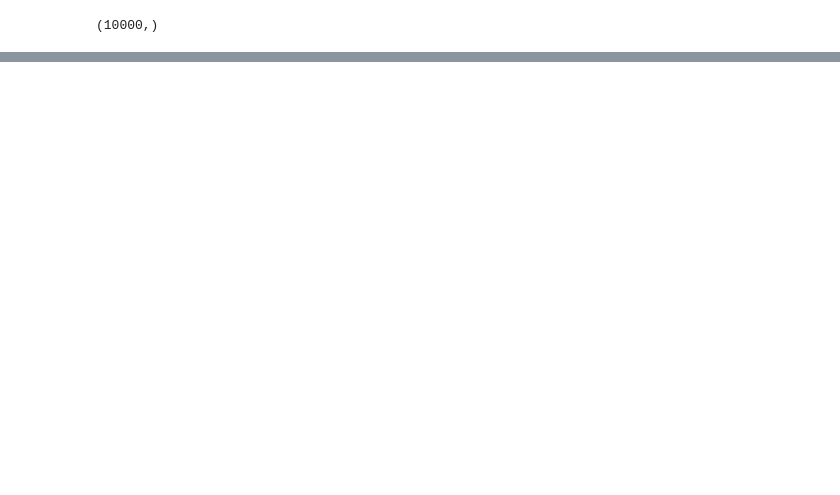
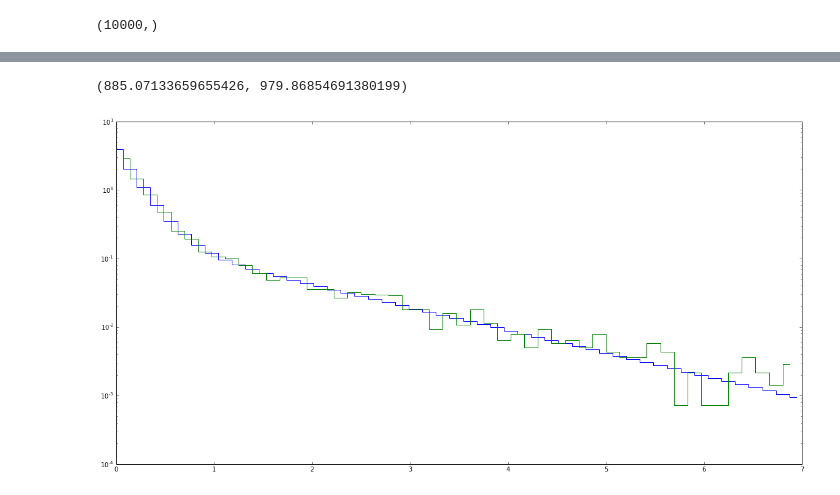
Before and after one commit to calumhrmurray/NumRep, a Jupyter notebook: max_likelihood/initial_notebook.ipynb, the cells around one changed output, grey strips where cells are left out. Drawn from its saved outputs; the diff is of its cells as text; code cells hidden in the pictures; blank space fills up the shorter version.

```diff
--- a/max_likelihood/initial_notebook.ipynb
+++ b/max_likelihood/initial_notebook.ipynb
@@ -23,0 +95,13 @@ plt.plot(bins[:-1],f,drawstyle='steps-mid')
+# %%
+step = bins[1]-bins[0]
+plt.figure(figsize=(20,10))
+plt.plot([t for t in np.arange(0,7,step)],[pdf(result['x'],t) for t in np.arange(0,7,step)],drawstyle='steps-mid')
+#plt.plot([t for t in np.arange(0,7,step)],[pdf([0.2,1.31,0.25],t) for t in np.arange(0,7,step)],drawstyle='steps-mid')
+#plt.yscale('log')
+#plt.figure(figsize=(20,10))
+plt.plot(bins[1:]-step/2,f,drawstyle='steps-mid')
+plt.yscale('log')
+nll(result['x'],data),nll([0.2,1.31,0.25],data)
+# %% [output]
+(885.07133659655426, 979.86854691380199)
+[figure, added]
```
Also changed, not shown: parts of 29 cells of this notebook, 11 other files.
